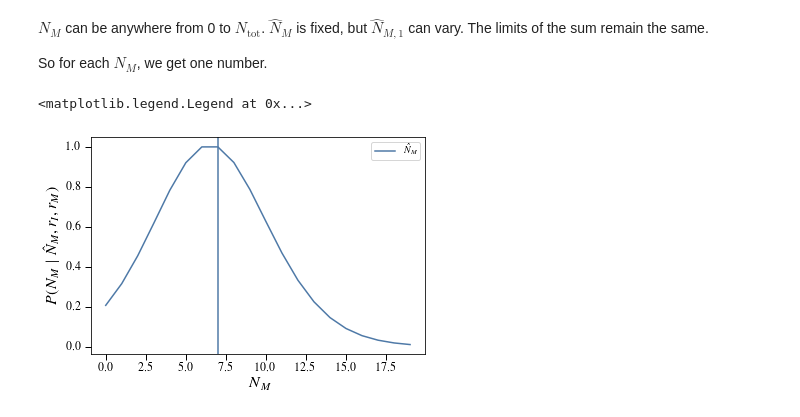
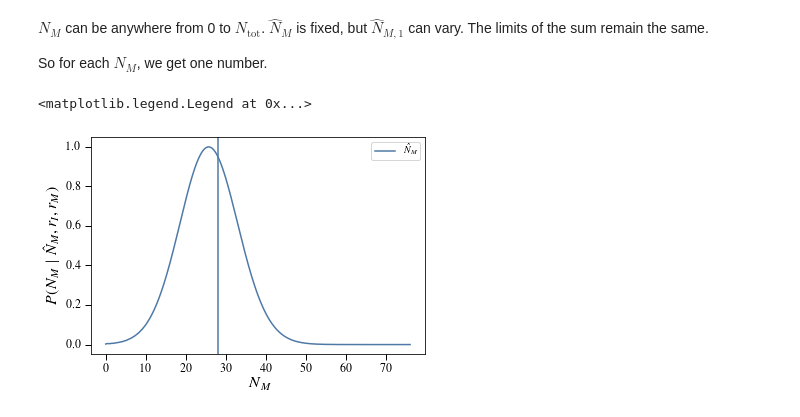
Before and after one commit to dncnwtts/merger_classification, a Jupyter notebook: accuracy_analysis.ipynb, the cells around one changed output. Saved outputs shown, nothing was run; the diff lists cells and outputs as text; code cells hidden in the pictures.

```diff
--- a/accuracy_analysis.ipynb
+++ b/accuracy_analysis.ipynb
@@ -103,16 +103,17 @@ $N_M$ can be anywhere from 0 to $N_\mathrm{tot}$. $\hat N_M$ is fixed, but $\hat
 
 So for each $N_M$, we get one number.
 # %%
-N_tot = 19
+N_tot = 19*4
 N_Ms = np.arange(0, N_tot+1)
+N_Ms = np.linspace(0, N_tot,500)
 P_arr = np.zeros(len(N_Ms))
-N_Mhat = 7
+N_Mhat = 7*4
 P_arr = aa.L(N_Ms, r_I, r_M, N_Mhat, N_tot)
 plt.plot(N_Ms, P_arr)
 plt.xlabel(r'$N_M$')
 plt.ylabel(r'$P(N_M\mid \hat N_M,r_I,r_M)$')
 plt.axvline(N_Mhat, label=r'$\hat N_M$')
 plt.legend(loc='best')
 # %% [output]
 <matplotlib.legend.Legend at 0x...>
-[figure, old version]
+[figure, new version]
```
Also changed, not shown: parts of 26 cells of this notebook, 6 other files.
